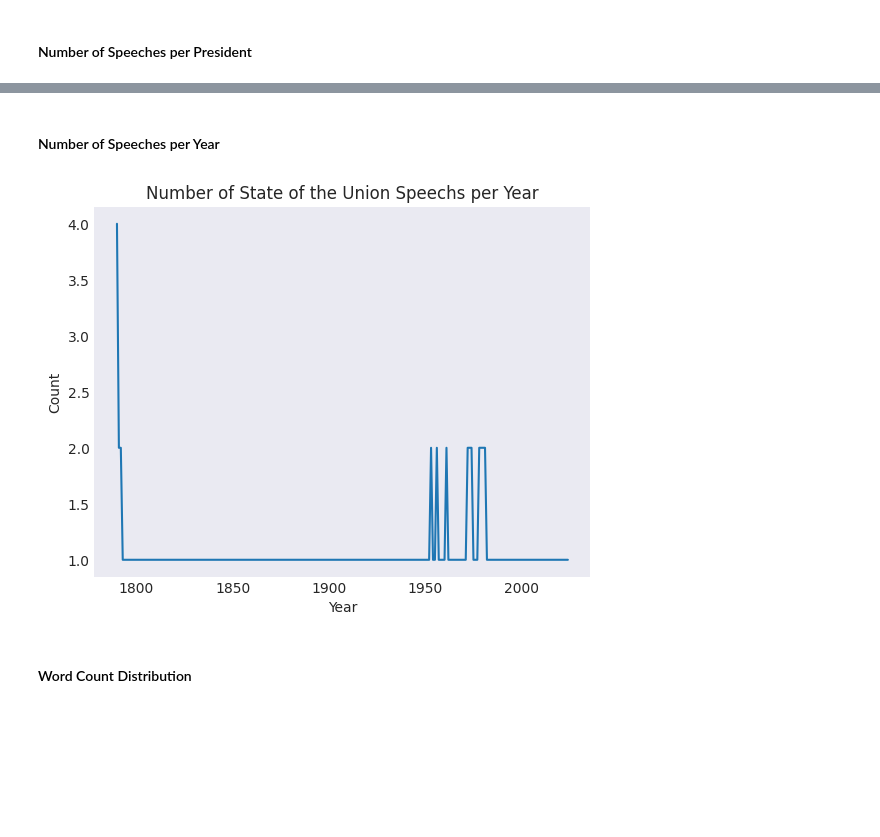
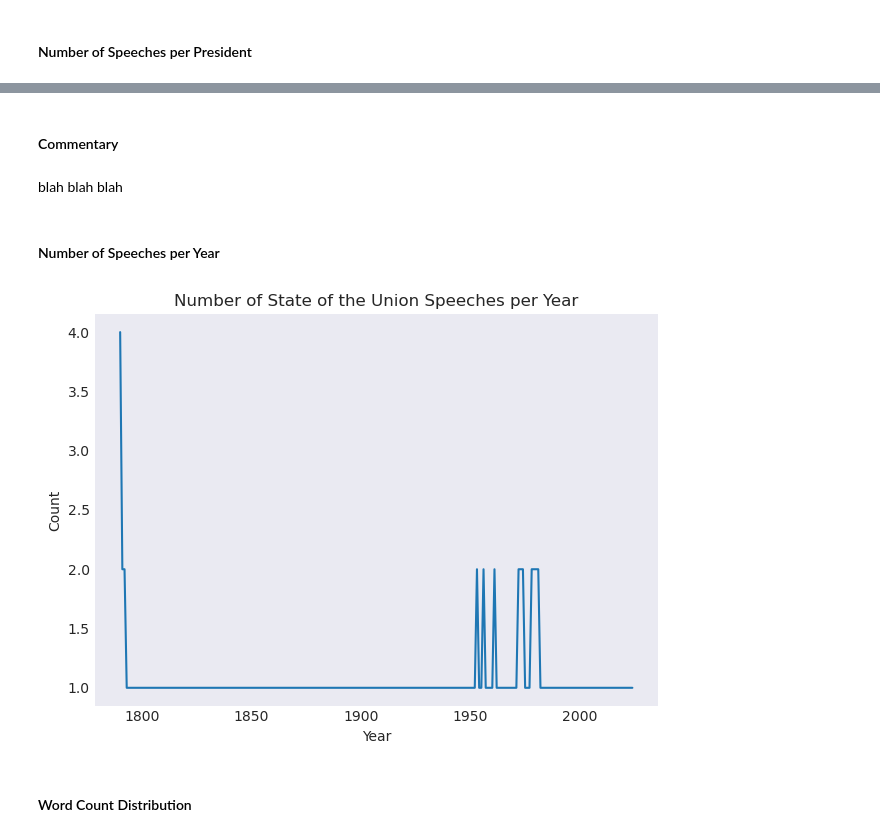
Before and after one commit to UCB-stat-159-f25/proj02-shrija-owen-allison, a Jupyter notebook: nlp-P01.ipynb, the cells around one changed output, grey strips where cells are left out. Cells and saved outputs as stored; diff of their text form; code cells hidden in the pictures; blank space fills up the shorter version.

```diff
--- a/nlp-P01.ipynb
+++ b/nlp-P01.ipynb
@@ -47,0 +20,3 @@ sou
+# %%
+sou = pd.read_csv("data/SOTU.csv")
+sou
@@ -62,9 +60,26 @@ Replicate the plots below using the hints specified. For each plot, provide some
+# %% [markdown]
+#### Commentary
+# %% [markdown]
+blah blah blah
 # %% [markdown]
 #### Number of Speeches per Year
 # %%
 # Hint - Use value counts and sort by years
+
+# Counts
+speeches = sou["Year"].value_counts()
+# Fix Order
+speeches = speeches.reindex(sou["Year"].drop_duplicates())
+
+# Plot
+speeches.plot(kind="line")
+plt.title("Number of State of the Union Speeches per Year")
+plt.xlabel("Year")
+plt.ylabel("Count")
+plt.tight_layout()
+plt.show();
 # %% [output]
-[figure, old version]
+[figure, new version]
 # %% [markdown]
 #### Word Count Distribution
 # %%
```
Also changed, not shown: parts of 7 cells of this notebook.
